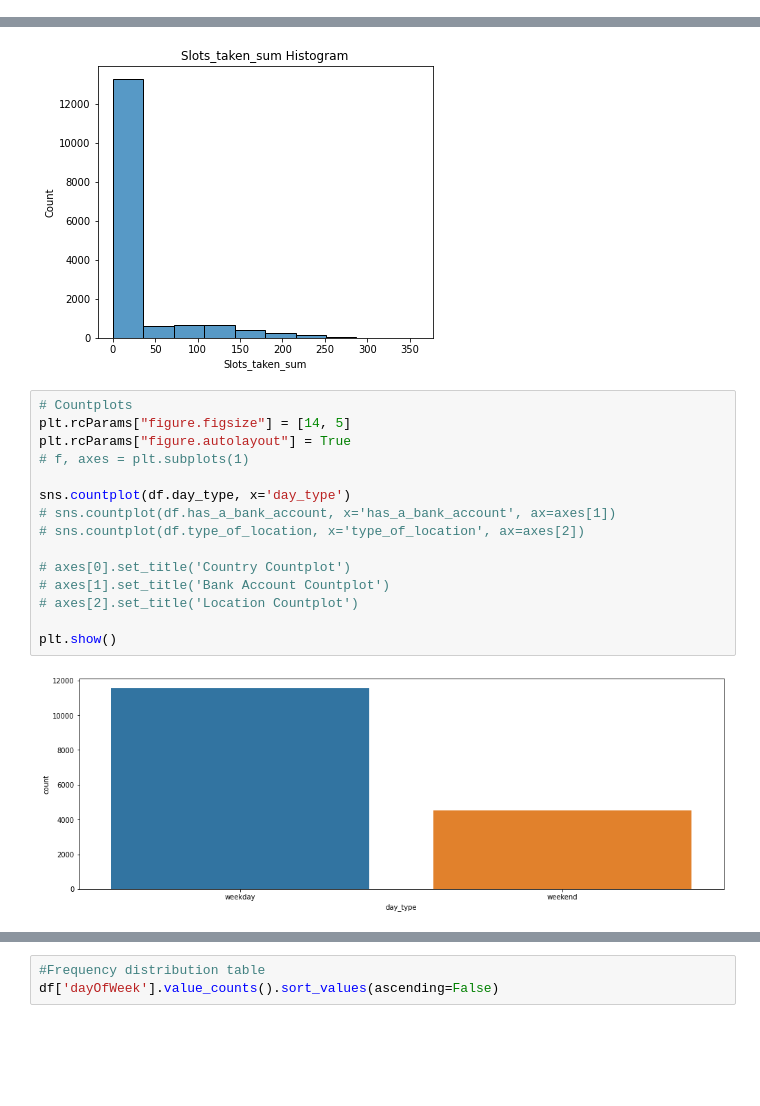
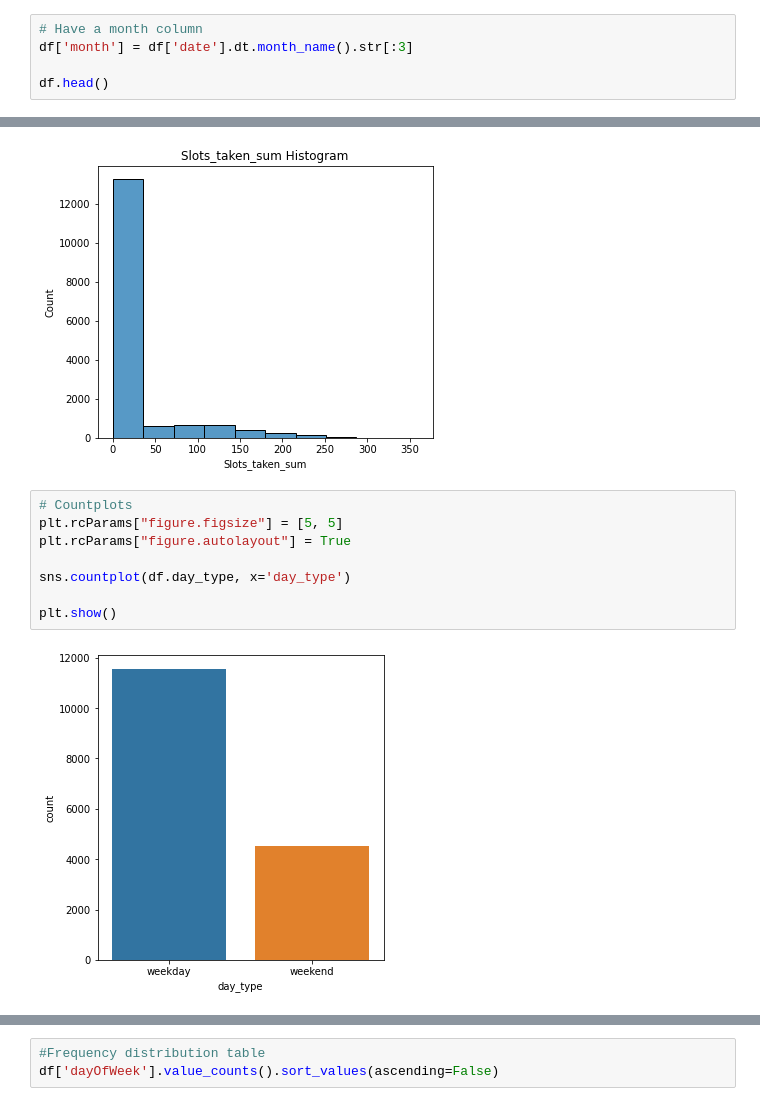
Before and after one commit to WilkisterMbaka/Autolib-EDA-and-Hypotheses-Testing-, a Jupyter notebook: Moringa_Data_Science_Core_W4_Independent_Project_2022_05_Wilkister_Mbaka.ipynb, the cells around one changed output, grey strips where cells are left out. Drawn from its saved outputs; the diff is of its cells as text; blank space fills up the shorter version.

```diff
--- a/Moringa_Data_Science_Core_W4_Independent_Project_2022_05_Wilkister_Mbaka.ipynb
+++ b/Moringa_Data_Science_Core_W4_Independent_Project_2022_05_Wilkister_Mbaka.ipynb
@@ -237,3 +259,8 @@ sns.boxplot(df['Slots_taken_sum'], ax=ax7)
 plt.show()
 # %% [output]
 [figure]
+# %%
+# Have a month column
+df['month'] = df['date'].dt.month_name().str[:3]
+
+df.head()
@@ -354,18 +388,11 @@ Text(0.5, 1.0, 'Slots_taken_sum Histogram')
 [figure]
 # %%
 # Countplots
-plt.rcParams["figure.figsize"] = [14, 5]
+plt.rcParams["figure.figsize"] = [5, 5]
 plt.rcParams["figure.autolayout"] = True
-# f, axes = plt.subplots(1)
 
 sns.countplot(df.day_type, x='day_type')
-# sns.countplot(df.has_a_bank_account, x='has_a_bank_account', ax=axes[1])
-# sns.countplot(df.type_of_location, x='type_of_location', ax=axes[2])
-
-# axes[0].set_title('Country Countplot')
-# axes[1].set_title('Bank Account Countplot')
-# axes[2].set_title('Location Countplot')
 
 plt.show()
 # %% [output]
-[figure, old version]
+[figure, new version]
```
Also changed, not shown: parts of 17 cells of this notebook.
